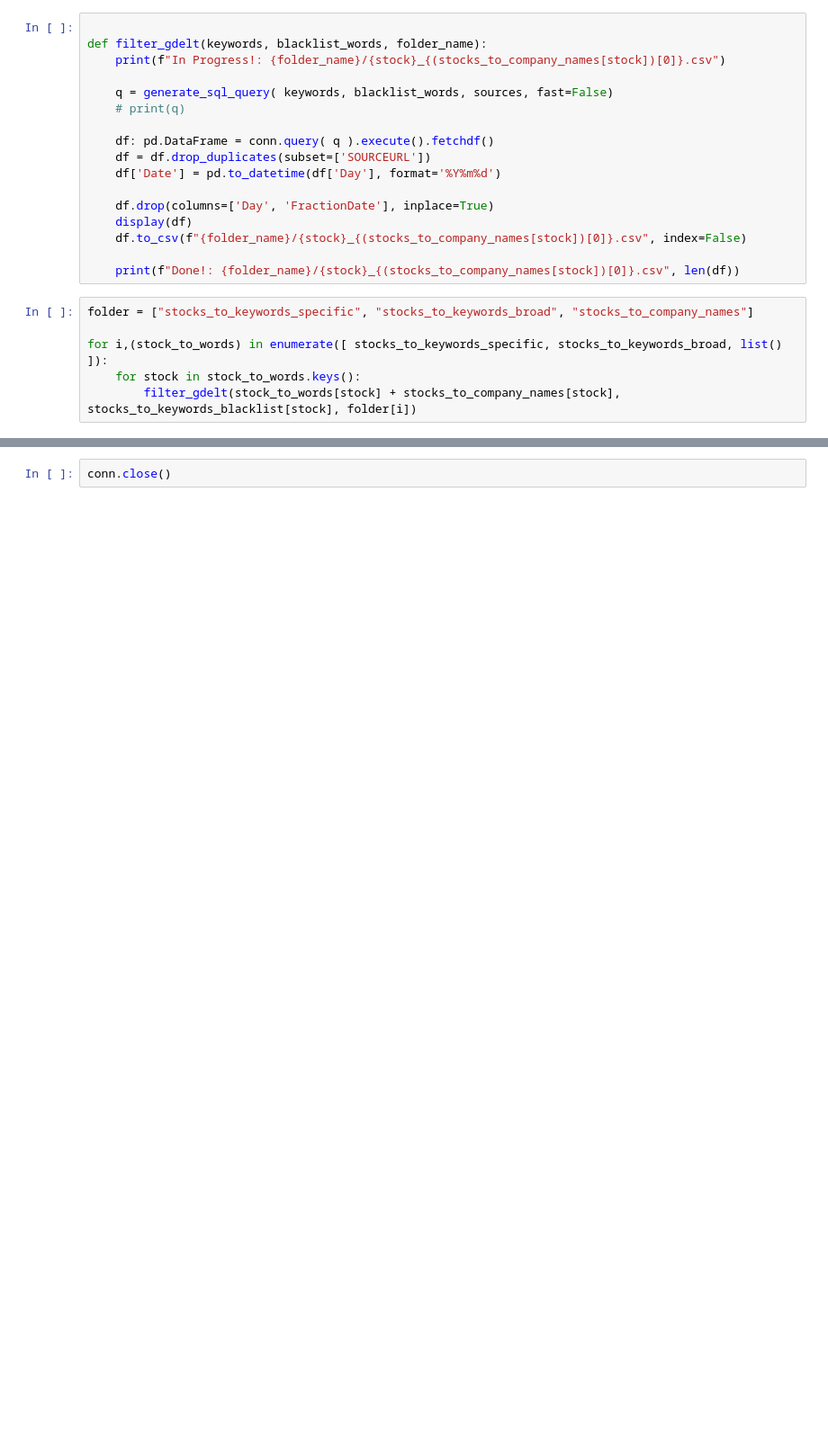
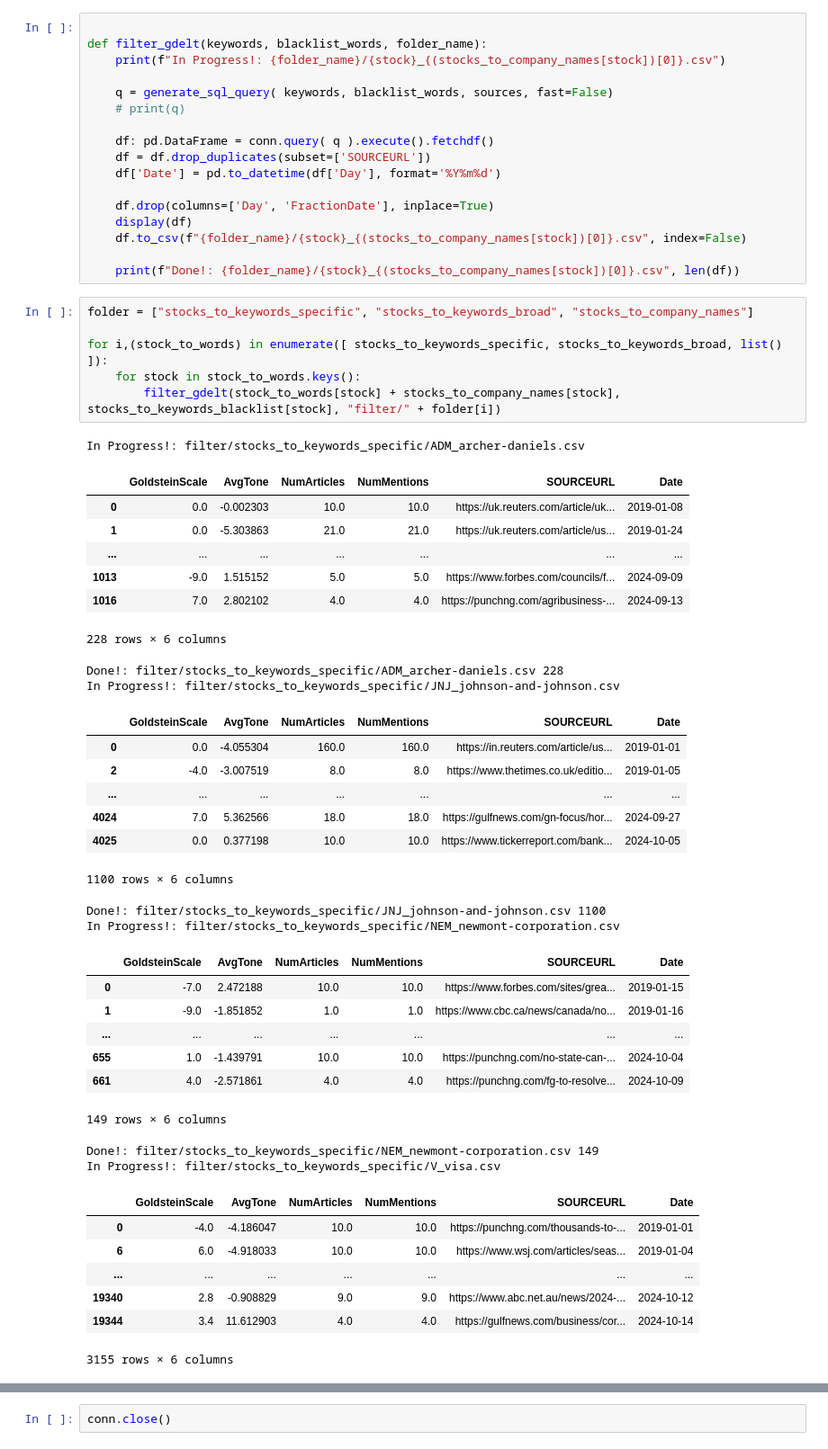
Before and after one commit to cs-muic/dm-2024-t1-pj-eda-honeybadgerlover645, a Jupyter notebook: eda/q1/filter.ipynb, the cells around one changed output, grey strips where cells are left out. Shown at 90% size. Saved outputs shown, nothing was run; the diff lists cells and outputs as text; blank space fills up the shorter version.

```diff
--- a/eda/q1/filter.ipynb
+++ b/eda/q1/filter.ipynb
@@ -301,6 +308,42 @@ def filter_gdelt(keywords, blacklist_words, folder_name):
 # %%
 folder = ["stocks_to_keywords_specific", "stocks_to_keywords_broad", "stocks_to_company_names"]
 
 for i,(stock_to_words) in enumerate([ stocks_to_keywords_specific, stocks_to_keywords_broad, list() ]):
     for stock in stock_to_words.keys():
-        filter_gdelt(stock_to_words[stock] + stocks_to_company_names[stock], stocks_to_keywords_blacklist[stock], folder[i])
+        filter_gdelt(stock_to_words[stock] + stocks_to_company_names[stock], stocks_to_keywords_blacklist[stock], "filter/" + folder[i])
+# %% [output]
+In Progress!: filter/stocks_to_keywords_specific/ADM_archer-daniels.csv
+|  | GoldsteinScale | AvgTone | NumArticles | NumMentions | SOURCEURL | Date |
+| 0 | 0.0 | -0.002303 | 10.0 | 10.0 | https://uk.reuters.com/article/uk... | 2019-01-08 |
+| 1 | 0.0 | -5.303863 | 21.0 | 21.0 | https://uk.reuters.com/article/us... | 2019-01-24 |
+| ... | ... | ... | ... | ... | ... | ... |
+| 1013 | -9.0 | 1.515152 | 5.0 | 5.0 | https://www.forbes.com/councils/f... | 2024-09-09 |
+| 1016 | 7.0 | 2.802102 | 4.0 | 4.0 | https://punchng.com/agribusiness-... | 2024-09-13 |
+228 rows × 6 columns
+Done!: filter/stocks_to_keywords_specific/ADM_archer-daniels.csv 228
+In Progress!: filter/stocks_to_keywords_specific/JNJ_johnson-and-johnson.csv
+|  | GoldsteinScale | AvgTone | NumArticles | NumMentions | SOURCEURL | Date |
+| 0 | 0.0 | -4.055304 | 160.0 | 160.0 | https://in.reuters.com/article/us... | 2019-01-01 |
+| 2 | -4.0 | -3.007519 | 8.0 | 8.0 | https://www.thetimes.co.uk/editio... | 2019-01-05 |
+| ... | ... | ... | ... | ... | ... | ... |
+| 4024 | 7.0 | 5.362566 | 18.0 | 18.0 | https://gulfnews.com/gn-focus/hor... | 2024-09-27 |
+| 4025 | 0.0 | 0.377198 | 10.0 | 10.0 | https://www.tickerreport.com/bank... | 2024-10-05 |
+1100 rows × 6 columns
+Done!: filter/stocks_to_keywords_specific/JNJ_johnson-and-johnson.csv 1100
+In Progress!: filter/stocks_to_keywords_specific/NEM_newmont-corporation.csv
+|  | GoldsteinScale | AvgTone | NumArticles | NumMentions | SOURCEURL | Date |
+| 0 | -7.0 | 2.472188 | 10.0 | 10.0 | https://www.forbes.com/sites/grea... | 2019-01-15 |
+| 1 | -9.0 | -1.851852 | 1.0 | 1.0 | https://www.cbc.ca/news/canada/no... | 2019-01-16 |
+| ... | ... | ... | ... | ... | ... | ... |
+| 655 | 1.0 | -1.439791 | 10.0 | 10.0 | https://punchng.com/no-state-can-... | 2024-10-04 |
+| 661 | 4.0 | -2.571861 | 4.0 | 4.0 | https://punchng.com/fg-to-resolve... | 2024-10-09 |
+149 rows × 6 columns
+Done!: filter/stocks_to_keywords_specific/NEM_newmont-corporation.csv 149
+In Progress!: filter/stocks_to_keywords_specific/V_visa.csv
+|  | GoldsteinScale | AvgTone | NumArticles | NumMentions | SOURCEURL | Date |
+| 0 | -4.0 | -4.186047 | 10.0 | 10.0 | https://punchng.com/thousands-to-... | 2019-01-01 |
+| 6 | 6.0 | -4.918033 | 10.0 | 10.0 | https://www.wsj.com/articles/seas... | 2019-01-04 |
+| ... | ... | ... | ... | ... | ... | ... |
+| 19340 | 2.8 | -0.908829 | 9.0 | 9.0 | https://www.abc.net.au/news/2024-... | 2024-10-12 |
+| 19344 | 3.4 | 11.612903 | 4.0 | 4.0 | https://gulfnews.com/business/cor... | 2024-10-14 |
+3155 rows × 6 columns
```
Also changed, not shown: parts of 5 cells of this notebook, 2 other files.
